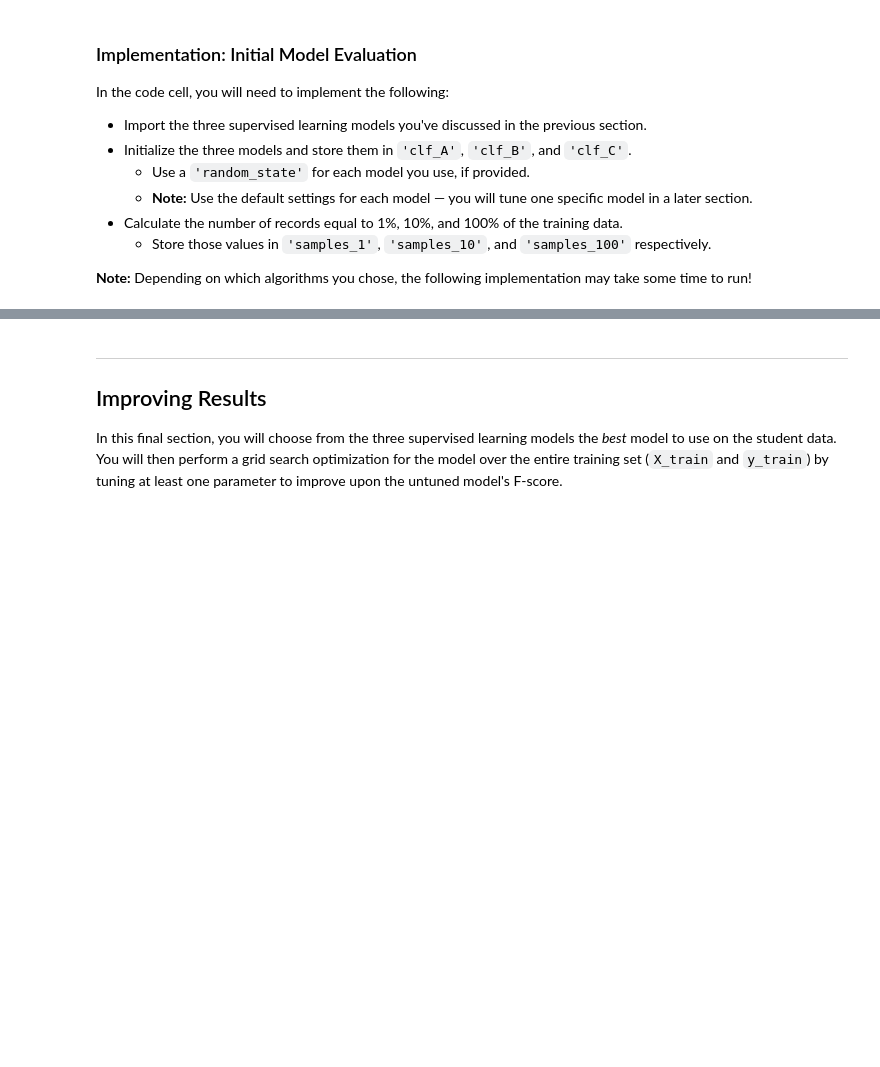
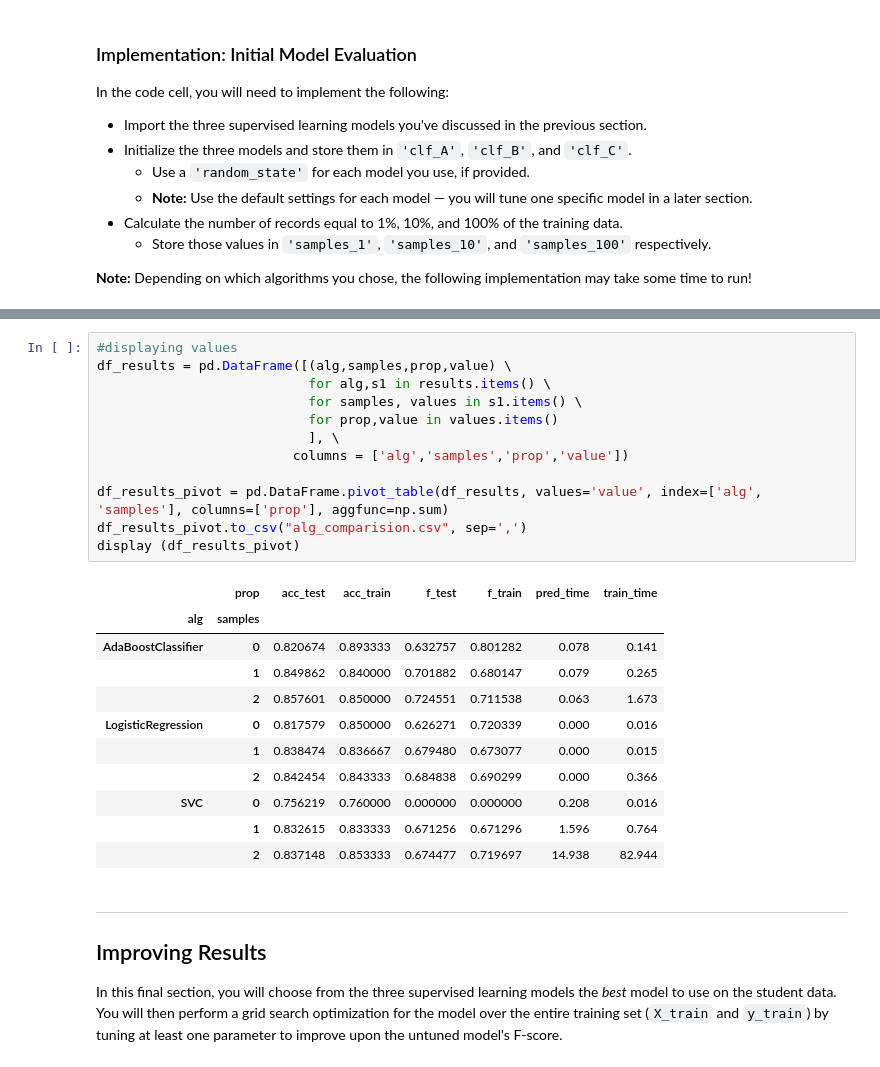
Before and after one commit to citrus09/machine-learning, a Jupyter notebook: projects/finding_donors/finding_donors.ipynb, the cells around one changed output, grey strips where cells are left out. Drawn from its saved outputs; the diff is of its cells as text; blank space fills up the shorter version.

```diff
--- a/projects/finding_donors/finding_donors.ipynb
+++ b/projects/finding_donors/finding_donors.ipynb
@@ -365,3 +468,27 @@ vs.evaluate(results, accuracy, fscore)
+# %%
+#displaying values
+df_results = pd.DataFrame([(alg,samples,prop,value) \
+                           for alg,s1 in results.items() \
+                           for samples, values in s1.items() \
+                           for prop,value in values.items()
+                           ], \
+                         columns = ['alg','samples','prop','value'])
+
+df_results_pivot = pd.DataFrame.pivot_table(df_results, values='value', index=['alg', 'samples'], columns=['prop'], aggfunc=np.sum)
+df_results_pivot.to_csv("alg_comparision.csv", sep=',')
+display (df_results_pivot)
+# %% [output]
+|  | prop | acc_test | acc_train | f_test | f_train | pred_time | train_time |
+| alg | samples |  |  |  |  |  |  |
+| AdaBoostClassifier | 0 | 0.820674 | 0.893333 | 0.632757 | 0.801282 | 0.078 | 0.141 |
+|  | 1 | 0.849862 | 0.840000 | 0.701882 | 0.680147 | 0.079 | 0.265 |
+|  | 2 | 0.857601 | 0.850000 | 0.724551 | 0.711538 | 0.063 | 1.673 |
+| LogisticRegression | 0 | 0.817579 | 0.850000 | 0.626271 | 0.720339 | 0.000 | 0.016 |
+|  | 1 | 0.838474 | 0.836667 | 0.679480 | 0.673077 | 0.000 | 0.015 |
+|  | 2 | 0.842454 | 0.843333 | 0.684838 | 0.690299 | 0.000 | 0.366 |
+| SVC | 0 | 0.756219 | 0.760000 | 0.000000 | 0.000000 | 0.208 | 0.016 |
+|  | 1 | 0.832615 | 0.833333 | 0.671256 | 0.671296 | 1.596 | 0.764 |
+|  | 2 | 0.837148 | 0.853333 | 0.674477 | 0.719697 | 14.938 | 82.944 |
 # %% [markdown]
 ----
 ## Improving Results
```
Also changed, not shown: parts of 28 cells of this notebook.
